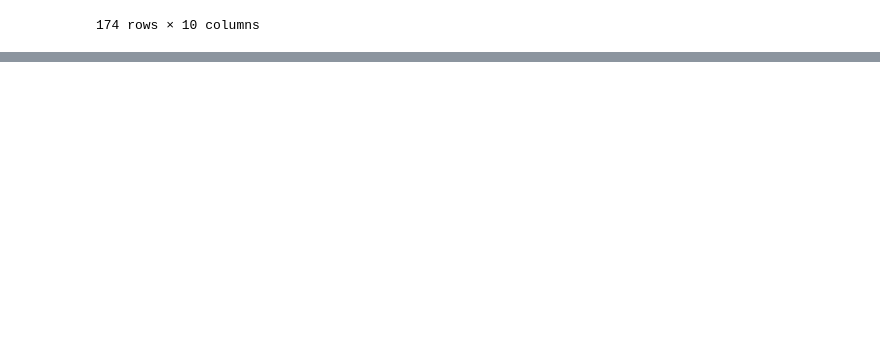
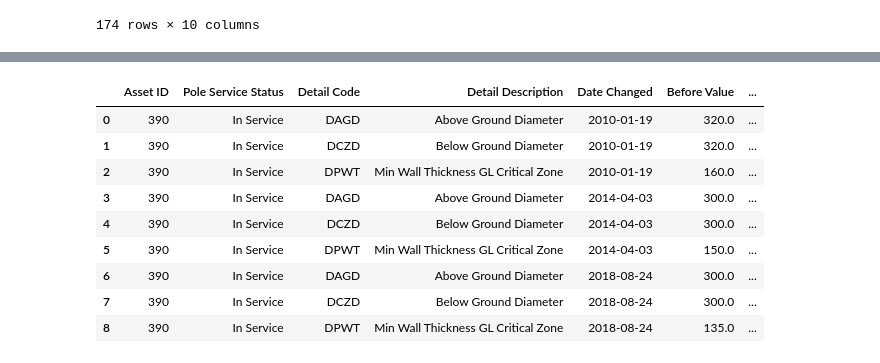
Before and after one commit to gavintreseder/pof, a Jupyter notebook: notebooks/illyse.ipynb, the cells around one changed output, grey strips where cells are left out. Drawn from its saved outputs; the diff is of its cells as text; code cells hidden in the pictures; blank space fills up the shorter version.

```diff
--- a/notebooks/illyse.ipynb
+++ b/notebooks/illyse.ipynb
@@ -106,0 +215,27 @@ Index(['Asset ID', 'Feeder Area', 'Latitude', 'Longitude', 'Date Installed',
+# %%
+condition_history
+# for particular asset??
+asset = 390
+# assuming dataframe of condition information
+# if 'condition':
+# get condition data
+c_1 = condition_history[condition_history["Asset ID"] == asset]
+    # if 'wall_thickness':
+        # filter for wall_thickness data
+
+        # if 'current':
+            # get most recent condition value
+        # if 'perfect':
+            # get maximum condiiton value
+c_1
+# %% [output]
+|  | Asset ID | Pole Service Status | Detail Code | Detail Description | Date Changed | Before Value | ... |
+| 0 | 390 | In Service | DAGD | Above Ground Diameter | 2010-01-19 | 320.0 | ... |
+| 1 | 390 | In Service | DCZD | Below Ground Diameter | 2010-01-19 | 320.0 | ... |
+| 2 | 390 | In Service | DPWT | Min Wall Thickness GL Critical Zone | 2010-01-19 | 160.0 | ... |
+| 3 | 390 | In Service | DAGD | Above Ground Diameter | 2014-04-03 | 300.0 | ... |
+| 4 | 390 | In Service | DCZD | Below Ground Diameter | 2014-04-03 | 300.0 | ... |
+| 5 | 390 | In Service | DPWT | Min Wall Thickness GL Critical Zone | 2014-04-03 | 150.0 | ... |
+| 6 | 390 | In Service | DAGD | Above Ground Diameter | 2018-08-24 | 300.0 | ... |
+| 7 | 390 | In Service | DCZD | Below Ground Diameter | 2018-08-24 | 300.0 | ... |
+| 8 | 390 | In Service | DPWT | Min Wall Thickness GL Critical Zone | 2018-08-24 | 135.0 | ... |
```
Also changed, not shown: parts of 14 cells of this notebook, 3 other files.
